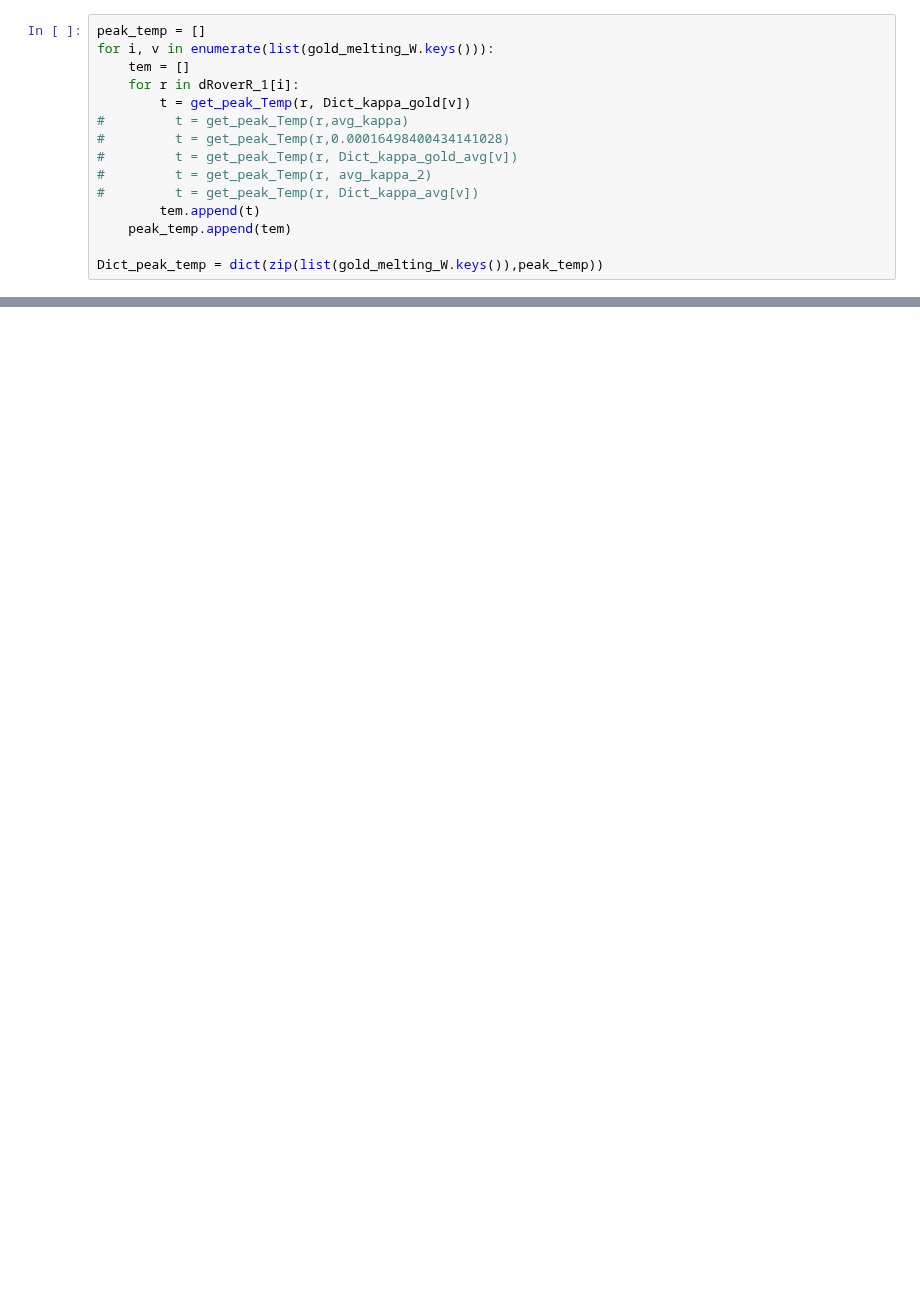
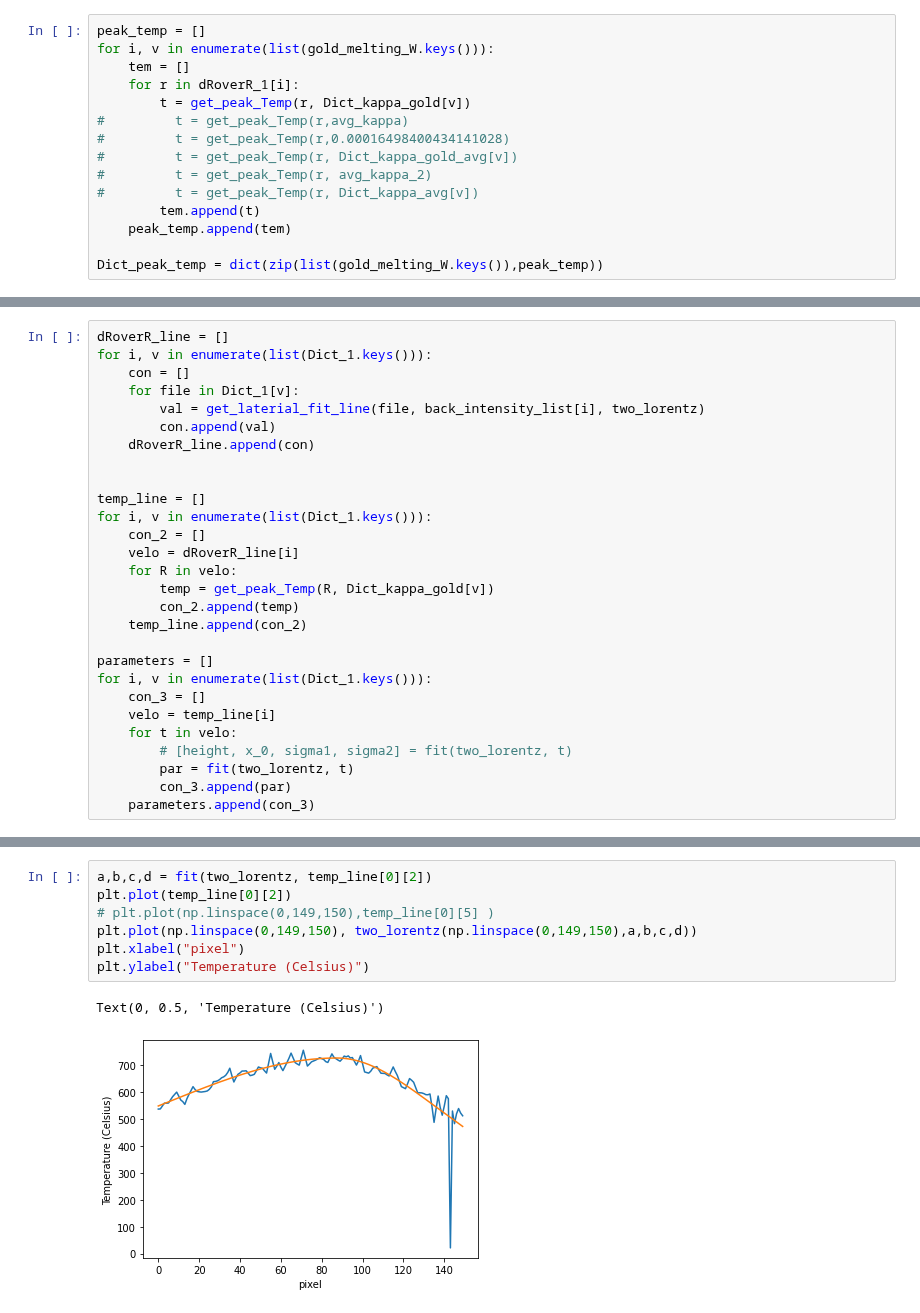
Before and after one commit to JoanneCETsai/Temperature_Calibration, a Jupyter notebook: code/0210_newbeam.ipynb, the cells around one changed output, grey strips where cells are left out. Cells and saved outputs as stored; diff of their text form; blank space fills up the shorter version.

```diff
--- a/code/0210_newbeam.ipynb
+++ b/code/0210_newbeam.ipynb
@@ -240,0 +262,28 @@ ValueError: invalid literal for int() with base 10: '103.8'
+# %%
+dRoverR_line = []
+for i, v in enumerate(list(Dict_1.keys())):
+    con = []
+    for file in Dict_1[v]:
+        val = get_laterial_fit_line(file, back_intensity_list[i], two_lorentz)
+        con.append(val)
+    dRoverR_line.append(con)
+
+
+temp_line = []
+for i, v in enumerate(list(Dict_1.keys())):
+    con_2 = []
+    velo = dRoverR_line[i]
+    for R in velo:
+        temp = get_peak_Temp(R, Dict_kappa_gold[v])
+        con_2.append(temp)
+    temp_line.append(con_2)
+
+parameters = []
+for i, v in enumerate(list(Dict_1.keys())):
+    con_3 = []
+    velo = temp_line[i]
+    for t in velo:
+        # [height, x_0, sigma1, sigma2] = fit(two_lorentz, t)
+        par = fit(two_lorentz, t)
+        con_3.append(par)
+    parameters.append(con_3)
@@ -240,0 +305,10 @@ ValueError: invalid literal for int() with base 10: '103.8'
+# %%
+a,b,c,d = fit(two_lorentz, temp_line[0][2])
+plt.plot(temp_line[0][2])
+# plt.plot(np.linspace(0,149,150),temp_line[0][5] )
+plt.plot(np.linspace(0,149,150), two_lorentz(np.linspace(0,149,150),a,b,c,d))
+plt.xlabel("pixel")
+plt.ylabel("Temperature (Celsius)")
+# %% [output]
+Text(0, 0.5, 'Temperature (Celsius)')
+[figure, added]
```
Also changed, not shown: parts of 12 cells of this notebook, 3 other files.
